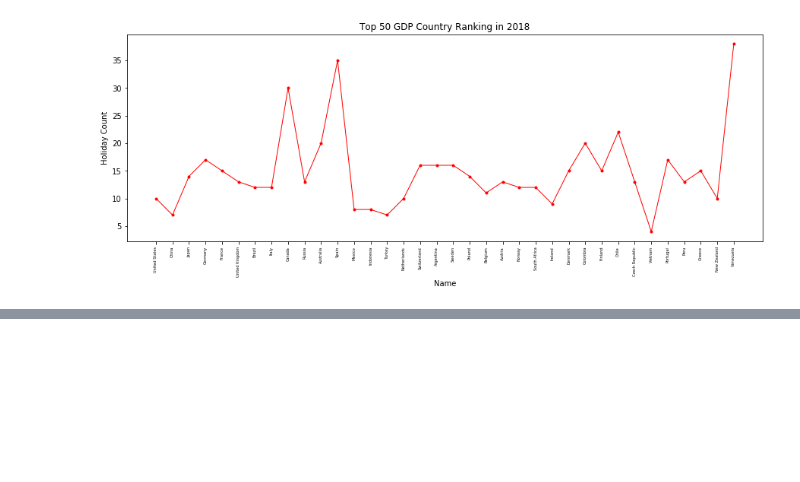
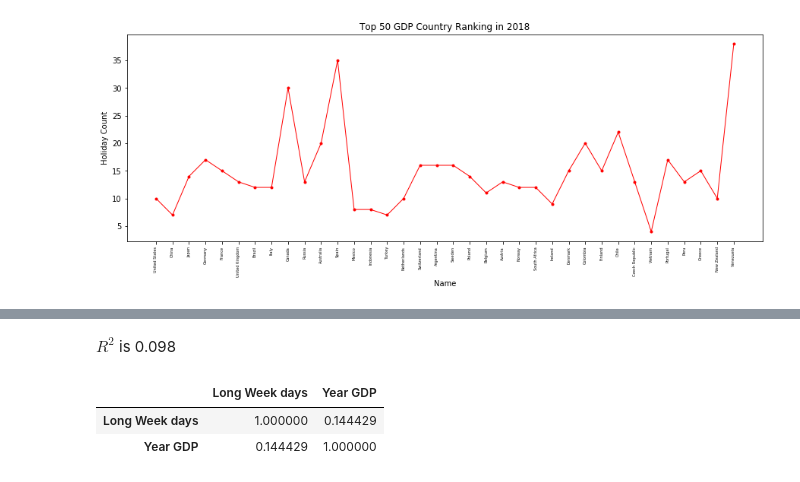
Before and after one commit to VIESON/inf510_project, a Jupyter notebook: wang_boxuan.ipynb, the cells around one changed output, grey strips where cells are left out. Cells and saved outputs as stored; diff of their text form; code cells hidden in the pictures; blank space fills up the shorter version.

```diff
--- a/wang_boxuan.ipynb
+++ b/wang_boxuan.ipynb
@@ -171,0 +198,9 @@ plt.show()
+# %% [markdown]
+$R^2$ is 0.098
+# %%
+tempdf2016 = pd.read_csv(f'./data/gdpDataFrame/gdpDataFrame-{2016}.csv')
+tempdf2016[['Long Week days','Year GDP']].corr()
+# %% [output]
+|  | Long Week days | Year GDP |
+| Long Week days | 1.000000 | 0.144429 |
+| Year GDP | 0.144429 | 1.000000 |
```
Also changed, not shown: parts of 16 cells of this notebook.
